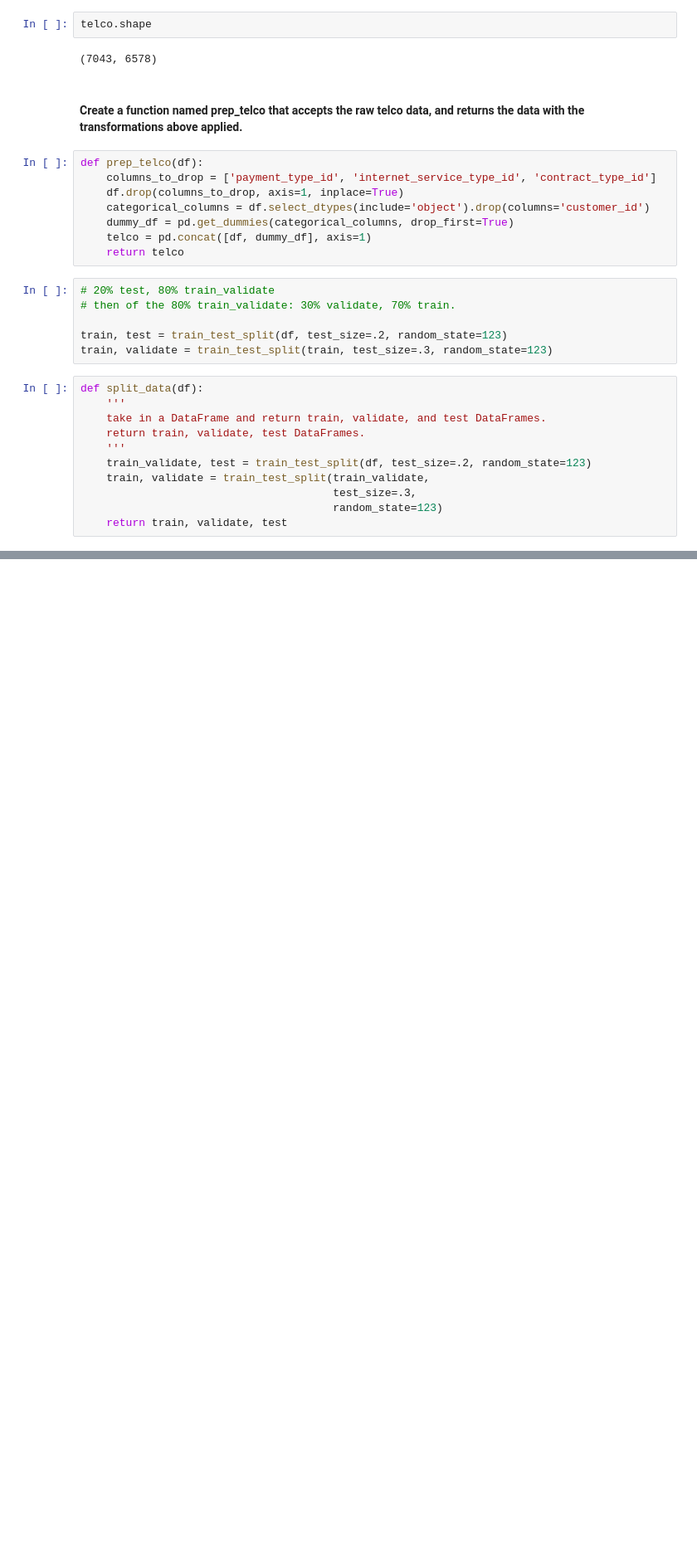
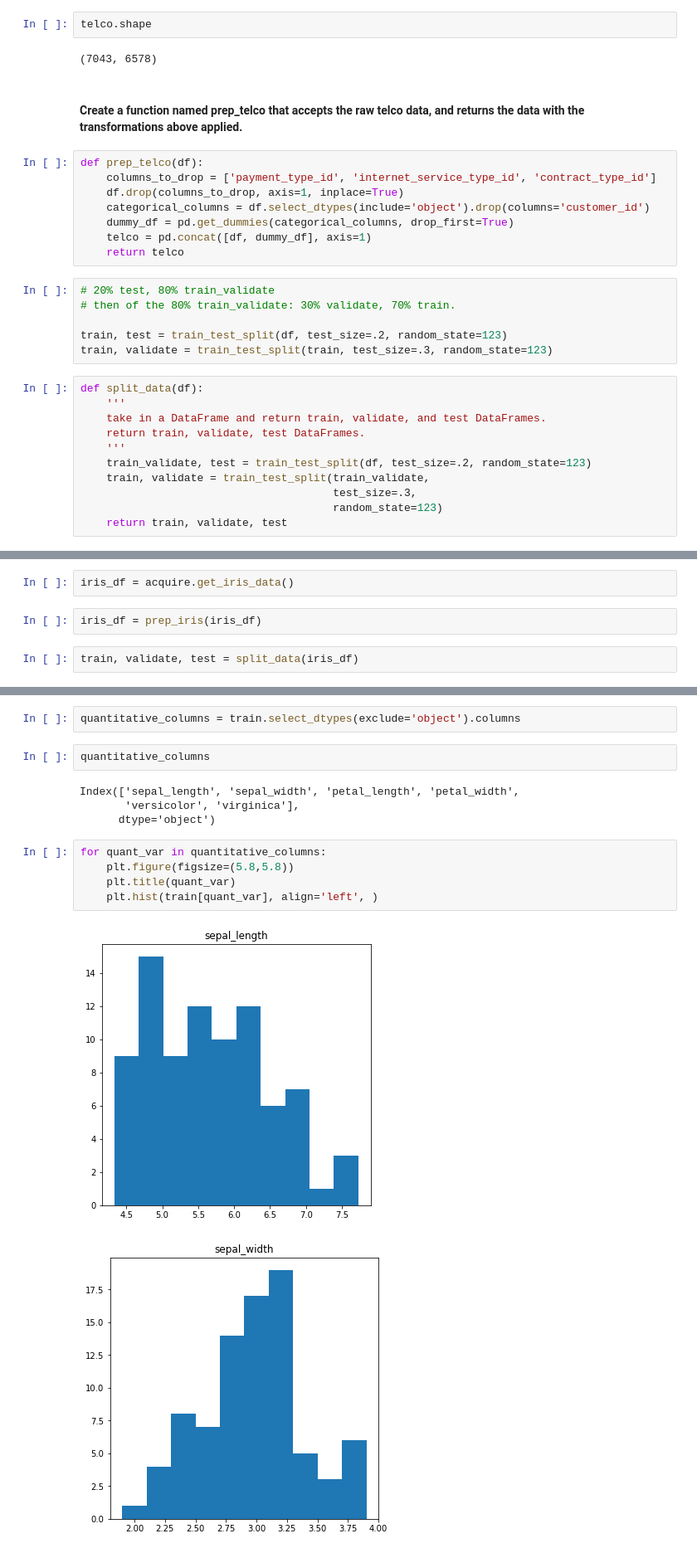
Before and after one commit to brentschriver/classification-exercises, a Jupyter notebook: classification-exercises-revisited.ipynb, the cells around one changed output, grey strips where cells are left out. Shown: that part at 83% size. Cells and saved outputs as stored; diff of their text form; blank space fills up the shorter version.

```diff
--- a/classification-exercises-revisited.ipynb
+++ b/classification-exercises-revisited.ipynb
@@ -324,0 +336,6 @@ def split_data(df):
+# %%
+iris_df = acquire.get_iris_data()
+# %%
+iris_df = prep_iris(iris_df)
+# %%
+train, validate, test = split_data(iris_df)
@@ -324,0 +367,16 @@ def split_data(df):
+# %%
+quantitative_columns = train.select_dtypes(exclude='object').columns
+# %%
+quantitative_columns
+# %% [output]
+Index(['sepal_length', 'sepal_width', 'petal_length', 'petal_width',
+       'versicolor', 'virginica'],
+      dtype='object')
+# %%
+for quant_var in quantitative_columns:
+    plt.figure(figsize=(5.8,5.8))
+    plt.title(quant_var)
+    plt.hist(train[quant_var], align='left', )
+# %% [output]
+[figure, added]
+[figure, added]
```
Also changed, not shown: parts of 9 cells of this notebook.
